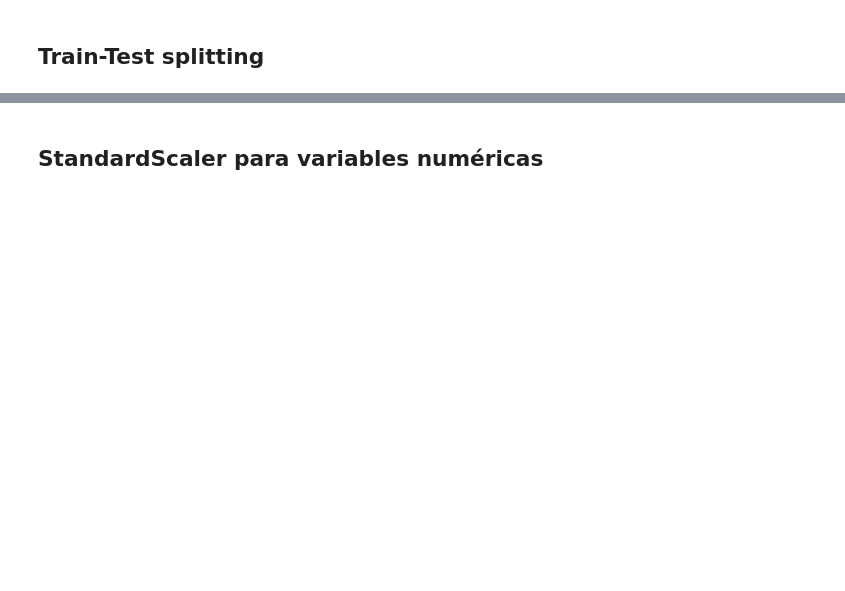
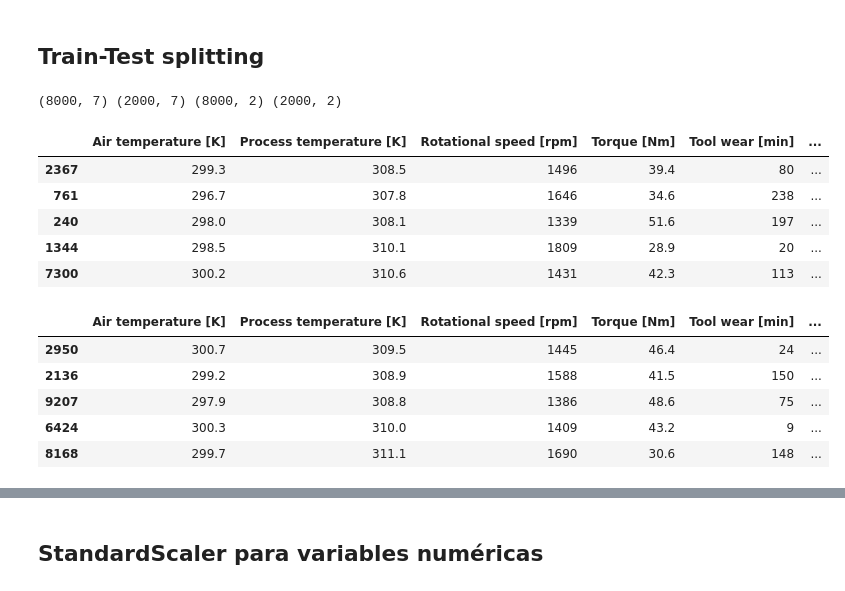
Before and after one commit to CesarArroyo09/predictive-maintenance-milling, a Jupyter notebook: preprocessing.ipynb, the cells around one changed output, grey strips where cells are left out. Drawn from its saved outputs; the diff is of its cells as text; code cells hidden in the pictures; blank space fills up the shorter version.

```diff
--- a/preprocessing.ipynb
+++ b/preprocessing.ipynb
@@ -285,0 +198,4 @@ machine_failure['Failure type'].value_counts().sum()
+# %%
+columns_to_drop = ['TWF', 'HDF', 'PWF', 'OSF', 'RNF', 'Flags quantity', 'Machine failure']
+# %%
+machine_failure = machine_failure.drop(columns=columns_to_drop)
@@ -285,0 +204,2 @@ machine_failure['Failure type'].value_counts().sum()
+# %%
+machine_failure['Machine failure'] = (machine_failure['Failure type'] != 0).astype(int)
@@ -286,2 +225,28 @@ machine_failure['Failure type'].value_counts().sum()
 # %% [markdown]
 ## Train-Test splitting
+# %%
+X = machine_failure.drop(columns=['Failure type', 'Machine failure'])
+y = machine_failure[['Machine failure', 'Failure type']]
+
+X_train, X_test, y_train, y_test =\
+    train_test_split(X, y, test_size=0.2, random_state=95, stratify=y['Failure type'])
+# %%
+print(X_train.shape, X_test.shape, y_train.shape, y_test.shape)
+# %% [output]
+(8000, 7) (2000, 7) (8000, 2) (2000, 2)
+# %%
+display(X_train.head())
+display(X_test.head())
+# %% [output]
+|  | Air temperature [K] | Process temperature [K] | Rotational speed [rpm] | Torque [Nm] | Tool wear [min] | ... |
+| 2367 | 299.3 | 308.5 | 1496 | 39.4 | 80 | ... |
+| 761 | 296.7 | 307.8 | 1646 | 34.6 | 238 | ... |
+| 240 | 298.0 | 308.1 | 1339 | 51.6 | 197 | ... |
+| 1344 | 298.5 | 310.1 | 1809 | 28.9 | 20 | ... |
+| 7300 | 300.2 | 310.6 | 1431 | 42.3 | 113 | ... |
+|  | Air temperature [K] | Process temperature [K] | Rotational speed [rpm] | Torque [Nm] | Tool wear [min] | ... |
+| 2950 | 300.7 | 309.5 | 1445 | 46.4 | 24 | ... |
+| 2136 | 299.2 | 308.9 | 1588 | 41.5 | 150 | ... |
+| 9207 | 297.9 | 308.8 | 1386 | 48.6 | 75 | ... |
+| 6424 | 300.3 | 310.0 | 1409 | 43.2 | 9 | ... |
+| 8168 | 299.7 | 311.1 | 1690 | 30.6 | 148 | ... |
```
Also changed, not shown: parts of 56 cells of this notebook, 5 other files.
